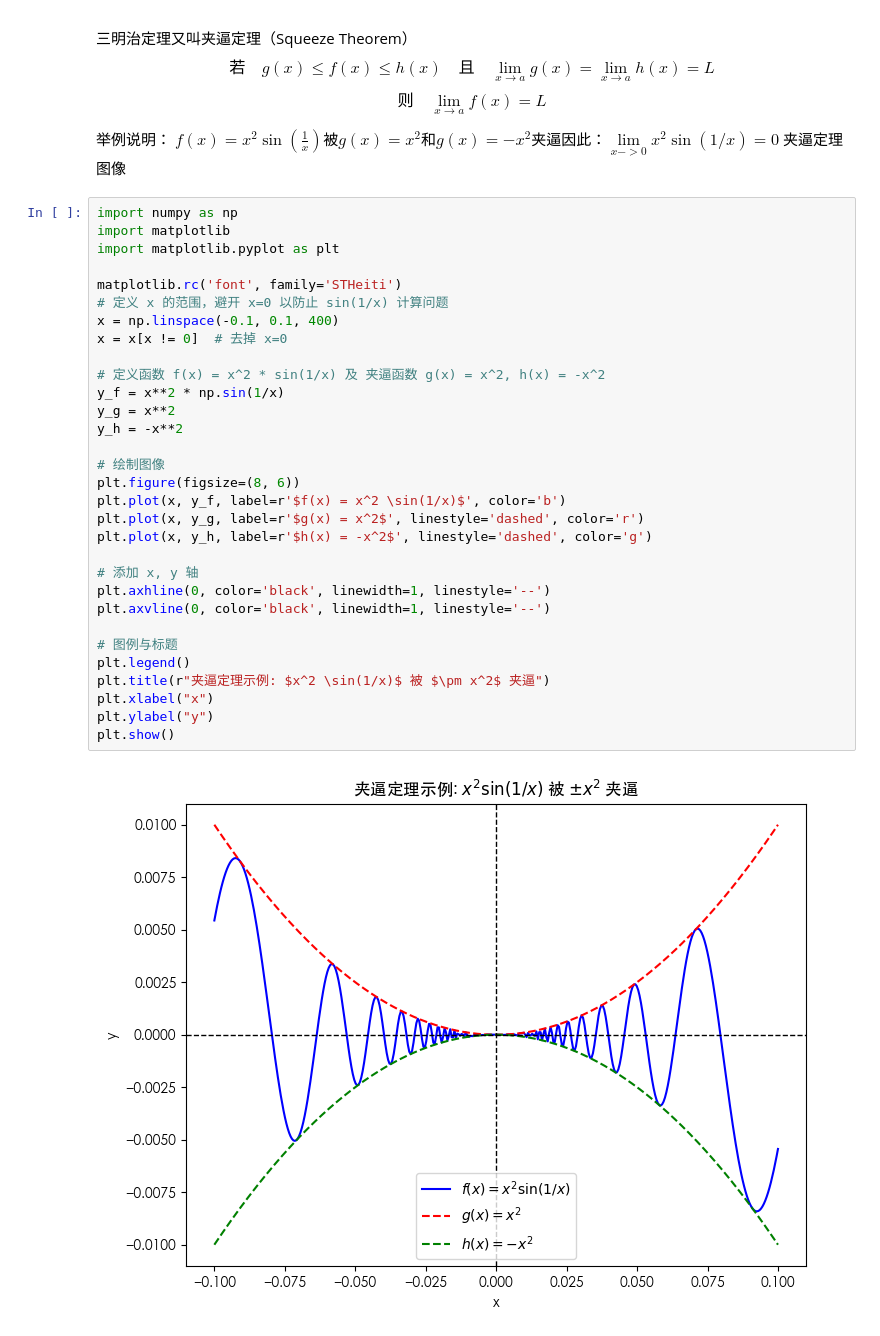
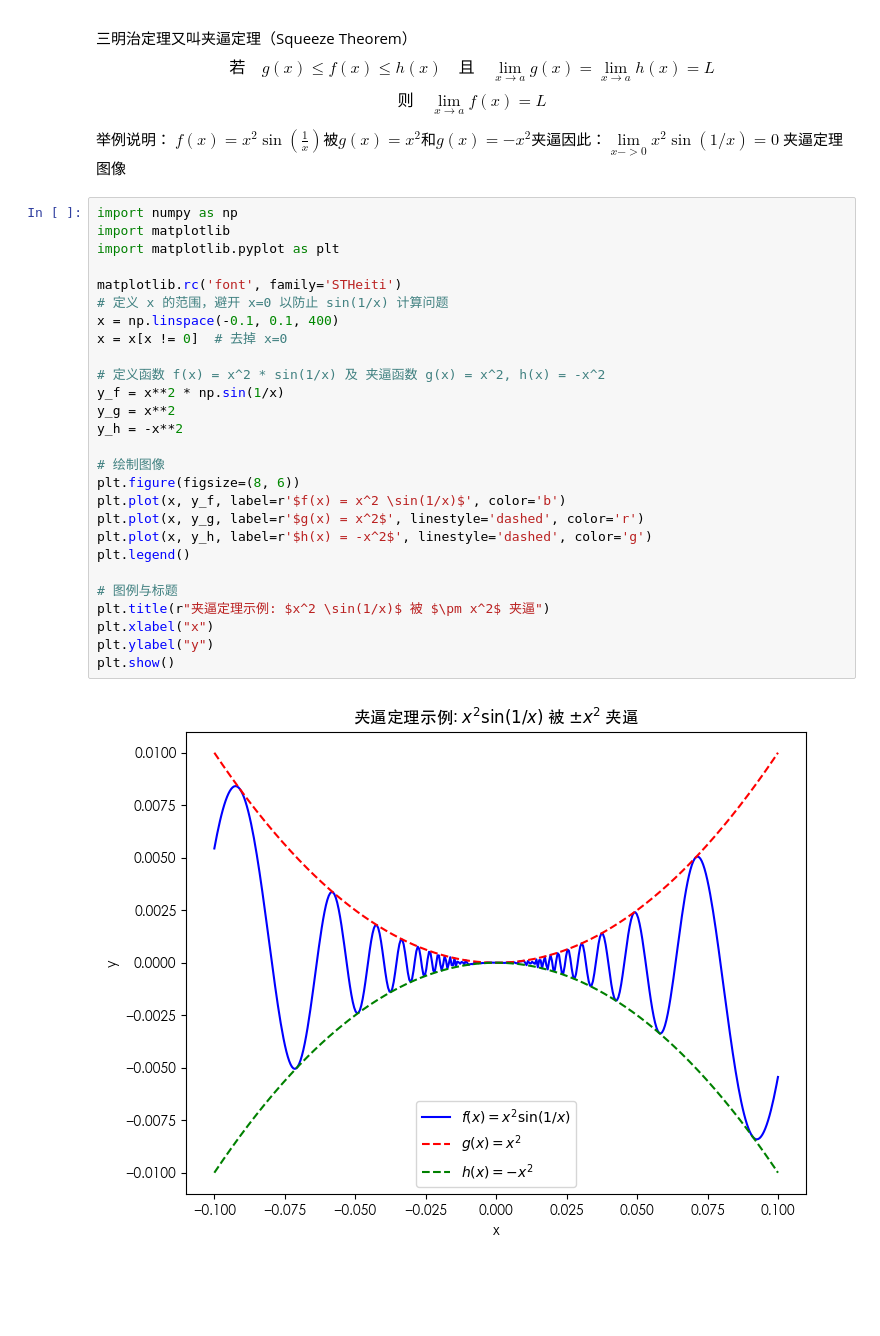
Before and after one commit to Joinhack/study_for_ai, a Jupyter notebook: mathematics/普林斯顿微积分读本/3.极限导论.ipynb, the cells around one changed output. Saved outputs shown, nothing was run; the diff lists cells and outputs as text; blank space fills up the shorter version.

```diff
--- a/mathematics/普林斯顿微积分读本/3.极限导论.ipynb
+++ b/mathematics/普林斯顿微积分读本/3.极限导论.ipynb
@@ -16,33 +16,29 @@ $f(x) = x^2\sin(\frac{1}{x})$被$g(x)=x^2$和$g(x)=-x^2$夹逼因此：$\lim\lim
 # %%
 import numpy as np
 import matplotlib
 import matplotlib.pyplot as plt
 
 matplotlib.rc('font', family='STHeiti')
 # 定义 x 的范围，避开 x=0 以防止 sin(1/x) 计算问题
 x = np.linspace(-0.1, 0.1, 400)
 x = x[x != 0]  # 去掉 x=0
 
 # 定义函数 f(x) = x^2 * sin(1/x) 及 夹逼函数 g(x) = x^2, h(x) = -x^2
 y_f = x**2 * np.sin(1/x)
 y_g = x**2
 y_h = -x**2
 
 # 绘制图像
 plt.figure(figsize=(8, 6))
 plt.plot(x, y_f, label=r'$f(x) = x^2 \sin(1/x)$', color='b')
 plt.plot(x, y_g, label=r'$g(x) = x^2$', linestyle='dashed', color='r')
 plt.plot(x, y_h, label=r'$h(x) = -x^2$', linestyle='dashed', color='g')
-
-# 添加 x, y 轴
-plt.axhline(0, color='black', linewidth=1, linestyle='--')
-plt.axvline(0, color='black', linewidth=1, linestyle='--')
+plt.legend()
 
 # 图例与标题
-plt.legend()
 plt.title(r"夹逼定理示例: $x^2 \sin(1/x)$ 被 $\pm x^2$ 夹逼")
 plt.xlabel("x")
 plt.ylabel("y")
 plt.show()
 # %% [output]
-[figure, old version]
+[figure, new version]
```
